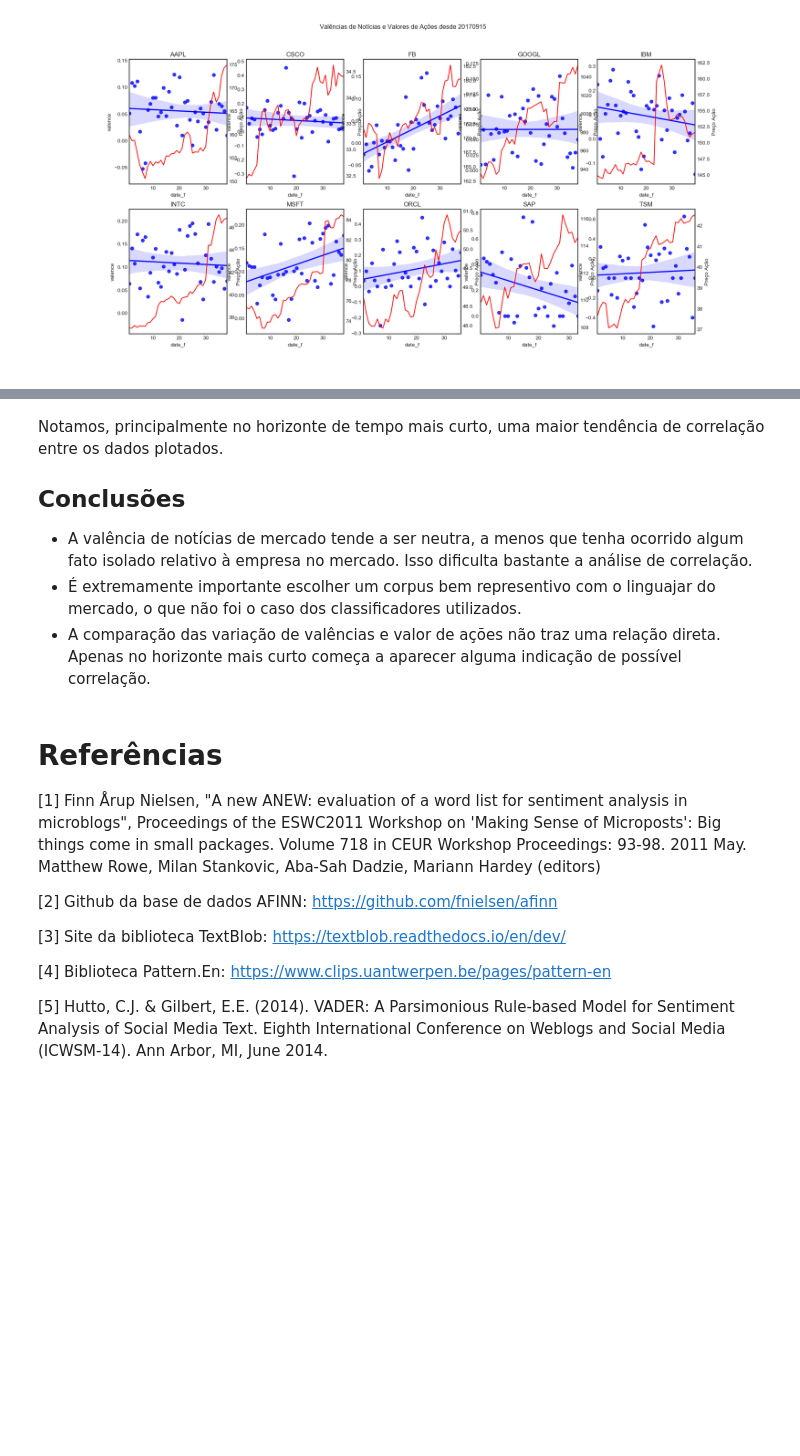
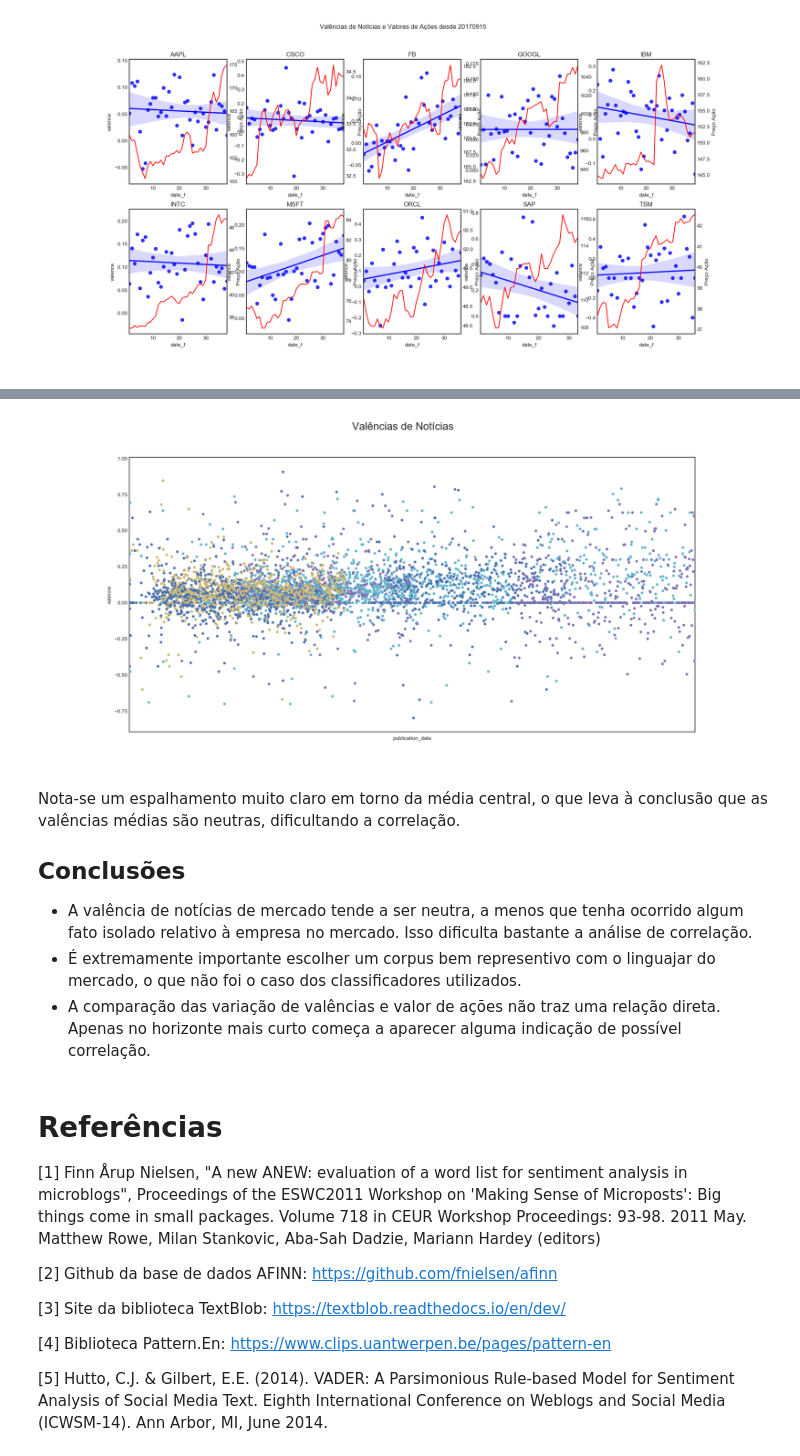
Before and after one commit to fabiograssiotto/stocks_proj, a Jupyter notebook: Stocks.ipynb, the cells around one changed output, grey strips where cells are left out. Cells and saved outputs as stored; diff of their text form; code cells hidden in the pictures; blank space fills up the shorter version.

Commit message:
Added valence graph

```diff
--- a/Stocks.ipynb
+++ b/Stocks.ipynb
@@ -560,5 +566,10 @@ Image("plots/vader/val-stocks-20170915.png")
+# %%
+from IPython.display import Image
+Image("plots/valences.png")
+# %% [output]
+[figure, added]
 # %% [markdown]
-Notamos, principalmente no horizonte de tempo mais curto, uma maior tendência de correlação entre os dados plotados.
+Nota-se um espalhamento muito claro em torno da média central, o que leva à conclusão que as valências médias são neutras, dificultando a correlação.
 
 ## Conclusões
 
```
Also changed, not shown: parts of 4 cells of this notebook, 3 other files.
